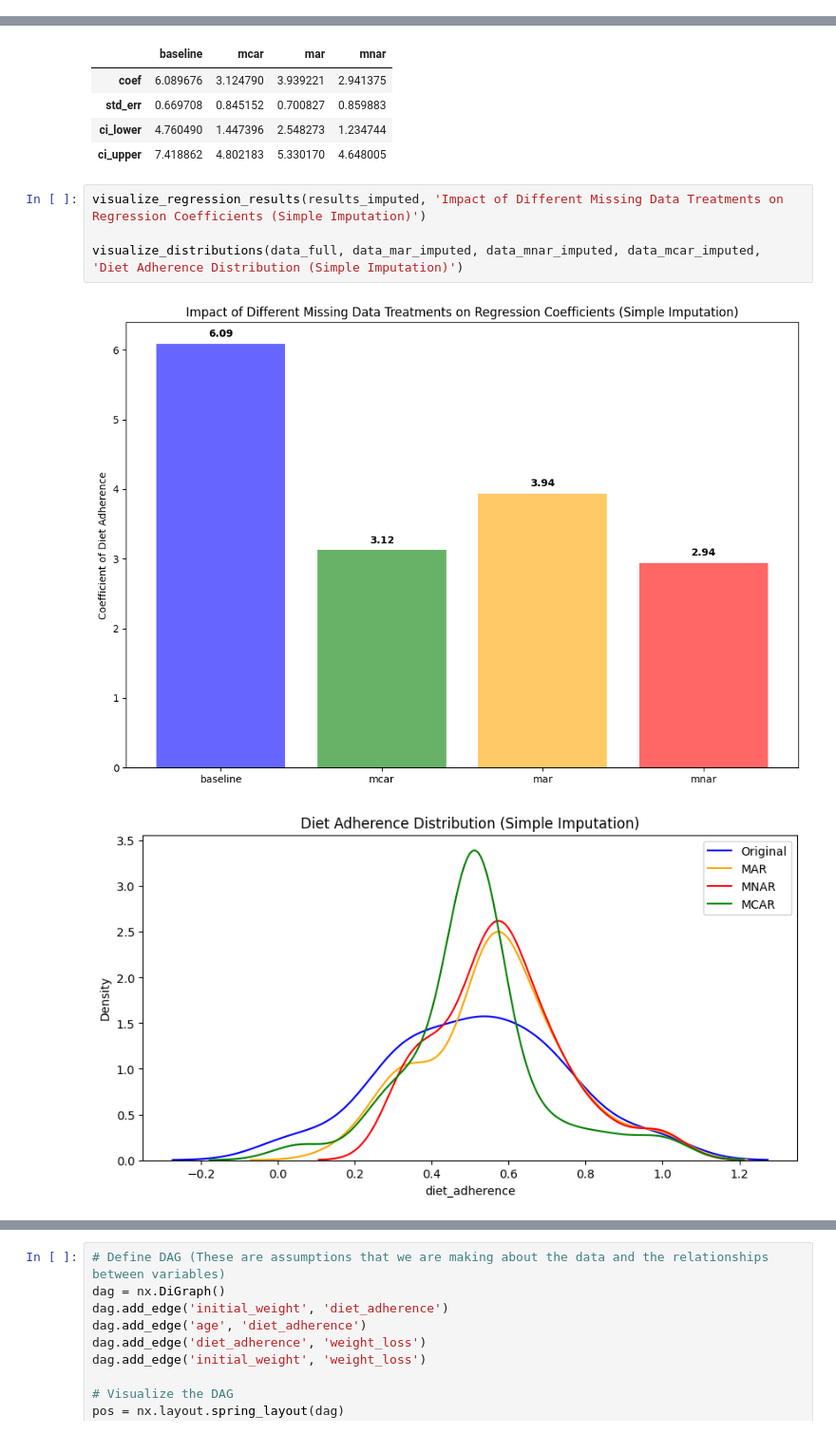
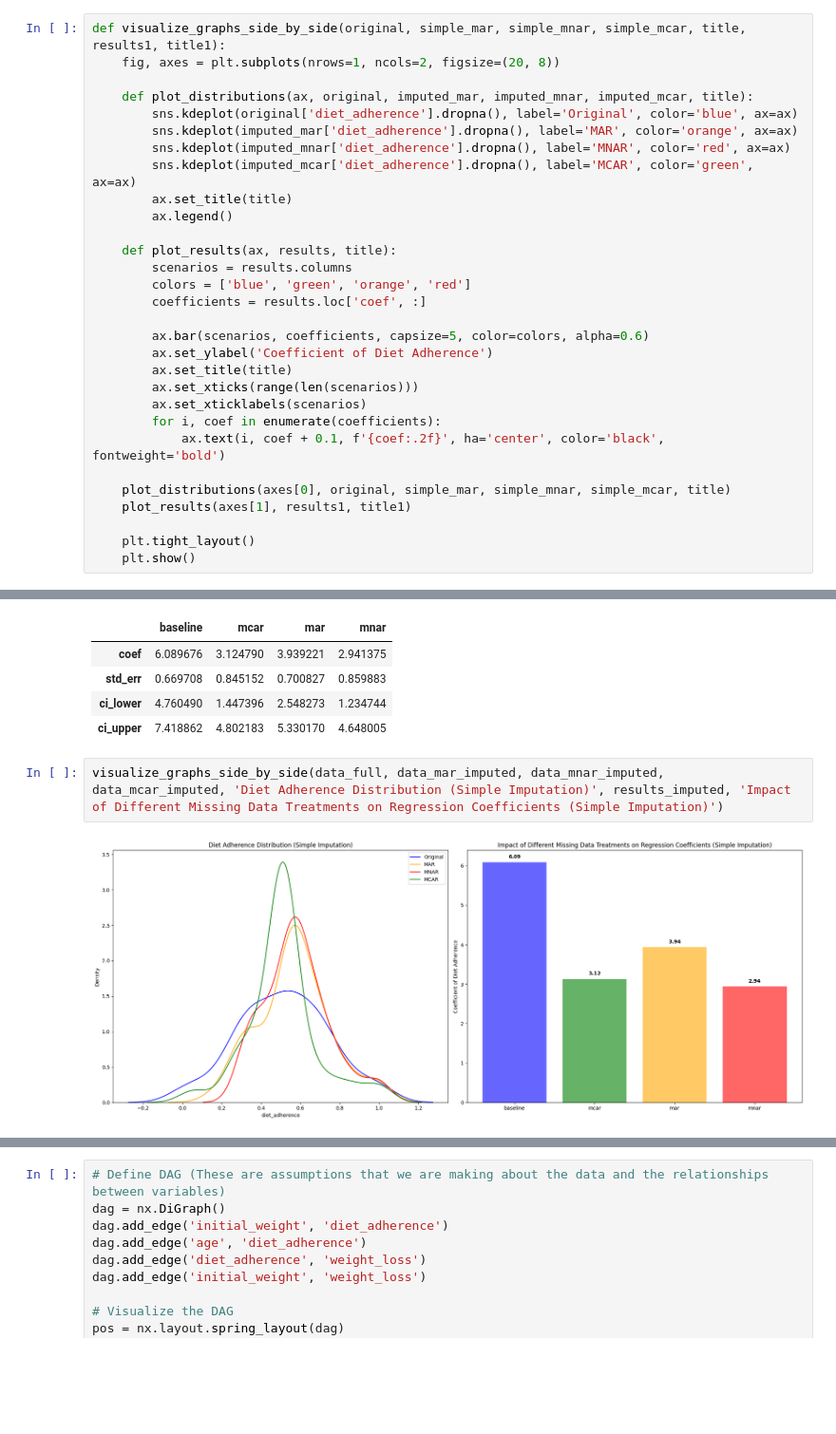
Before and after one commit to MaxiStahl1992/advanced-workbook-code, a Jupyter notebook: task5_full.ipynb, the cells around one changed output, grey strips where cells are left out. Shown at 95% size. Drawn from its saved outputs; the diff is of its cells as text; blank space fills up the shorter version.

```diff
--- a/task5_full.ipynb
+++ b/task5_full.ipynb
@@ -201,0 +174,30 @@ visualize_distributions(data_full, data_mar, data_mnar, data_mcar,'Diet Adherenc
+# %%
+def visualize_graphs_side_by_side(original, simple_mar, simple_mnar, simple_mcar, title, results1, title1):
+    fig, axes = plt.subplots(nrows=1, ncols=2, figsize=(20, 8))
+
+    def plot_distributions(ax, original, imputed_mar, imputed_mnar, imputed_mcar, title):
+        sns.kdeplot(original['diet_adherence'].dropna(), label='Original', color='blue', ax=ax)
+        sns.kdeplot(imputed_mar['diet_adherence'].dropna(), label='MAR', color='orange', ax=ax)
+        sns.kdeplot(imputed_mnar['diet_adherence'].dropna(), label='MNAR', color='red', ax=ax)
+        sns.kdeplot(imputed_mcar['diet_adherence'].dropna(), label='MCAR', color='green', ax=ax)
+        ax.set_title(title)
+        ax.legend()
+
+    def plot_results(ax, results, title):
+        scenarios = results.columns
+        colors = ['blue', 'green', 'orange', 'red']
+        coefficients = results.loc['coef', :]
+
+        ax.bar(scenarios, coefficients, capsize=5, color=colors, alpha=0.6)
+        ax.set_ylabel('Coefficient of Diet Adherence')
+        ax.set_title(title)
+        ax.set_xticks(range(len(scenarios)))
+        ax.set_xticklabels(scenarios)
+        for i, coef in enumerate(coefficients):
+            ax.text(i, coef + 0.1, f'{coef:.2f}', ha='center', color='black', fontweight='bold')
+
+    plot_distributions(axes[0], original, simple_mar, simple_mnar, simple_mcar, title)
+    plot_results(axes[1], results1, title1)
+
+    plt.tight_layout()
+    plt.show()
@@ -268,9 +303,6 @@ results_imputed
 | ci_lower | 4.760490 | 1.447396 | 2.548273 | 1.234744 |
 | ci_upper | 7.418862 | 4.802183 | 5.330170 | 4.648005 |
 # %%
-visualize_regression_results(results_imputed, 'Impact of Different Missing Data Treatments on Regression Coefficients (Simple Imputation)')
-
-visualize_distributions(data_full, data_mar_imputed, data_mnar_imputed, data_mcar_imputed, 'Diet Adherence Distribution (Simple Imputation)')
+visualize_graphs_side_by_side(data_full, data_mar_imputed, data_mnar_imputed, data_mcar_imputed, 'Diet Adherence Distribution (Simple Imputation)', results_imputed, 'Impact of Different Missing Data Treatments on Regression Coefficients (Simple Imputation)')
 # %% [output]
-[figure, old version]
+[figure, new version]
-[figure, removed]
```
Also changed, not shown: parts of 30 cells of this notebook.
